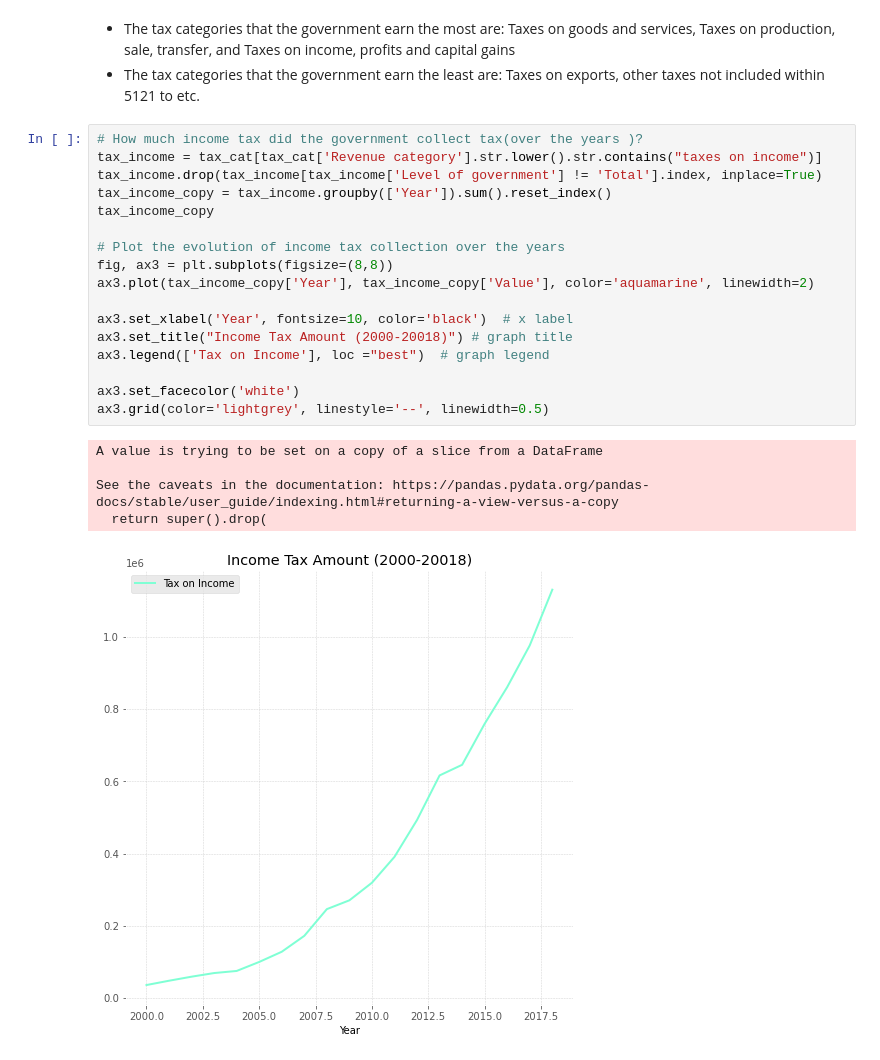
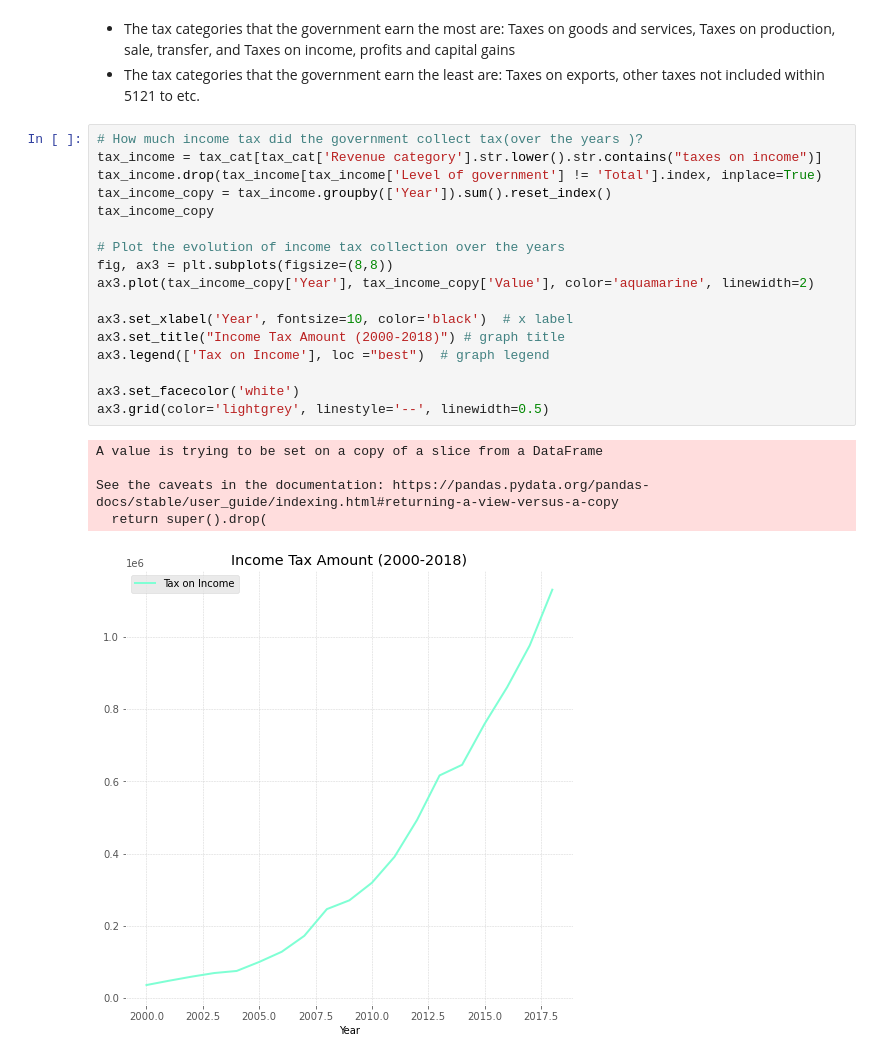
Before and after one commit to Mahalinoro/3C2_data_analytics_challenge, a Jupyter notebook: Notebook.ipynb, the cells around one changed output. Drawn from its saved outputs; the diff is of its cells as text.

```diff
--- a/Notebook.ipynb
+++ b/Notebook.ipynb
@@ -1074,23 +1074,23 @@ tax_cat_copy
 # %%
 # How much income tax did the government collect tax(over the years )?
 tax_income = tax_cat[tax_cat['Revenue category'].str.lower().str.contains("taxes on income")]
 tax_income.drop(tax_income[tax_income['Level of government'] != 'Total'].index, inplace=True)
 tax_income_copy = tax_income.groupby(['Year']).sum().reset_index()
 tax_income_copy
 
 # Plot the evolution of income tax collection over the years
 fig, ax3 = plt.subplots(figsize=(8,8))
 ax3.plot(tax_income_copy['Year'], tax_income_copy['Value'], color='aquamarine', linewidth=2)
 
 ax3.set_xlabel('Year', fontsize=10, color='black')  # x label
-ax3.set_title("Income Tax Amount (2000-20018)") # graph title
+ax3.set_title("Income Tax Amount (2000-2018)") # graph title
 ax3.legend(['Tax on Income'], loc ="best")  # graph legend
 
 ax3.set_facecolor('white')
 ax3.grid(color='lightgrey', linestyle='--', linewidth=0.5)
 # %% [output]
 A value is trying to be set on a copy of a slice from a DataFrame
 
 See the caveats in the documentation: https://pandas.pydata.org/pandas-docs/stable/user_guide/indexing.html#returning-a-view-versus-a-copy
   return super().drop(
-[figure, old version]
+[figure, new version]
```
Also changed, not shown: parts of 2 cells of this notebook.
